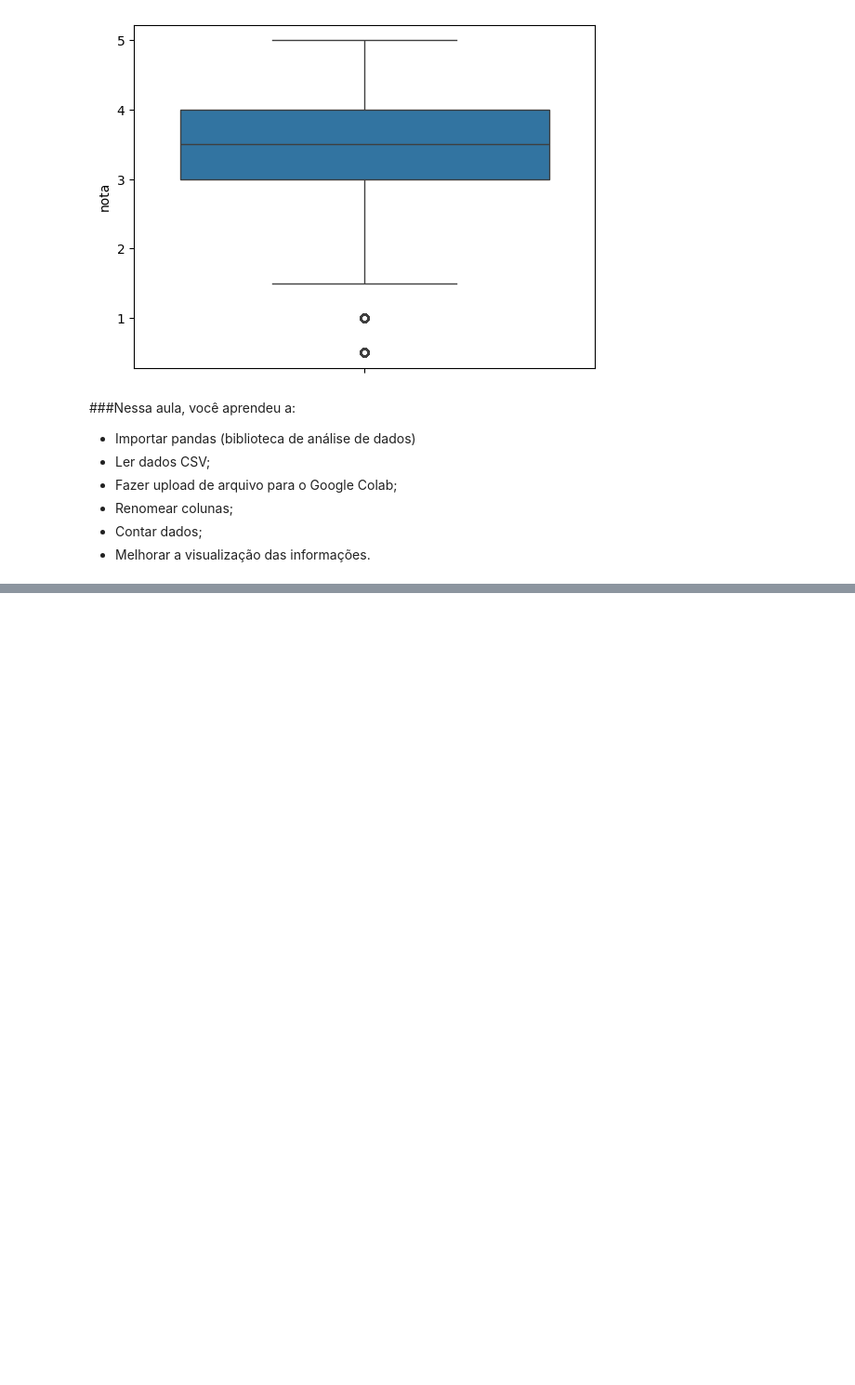
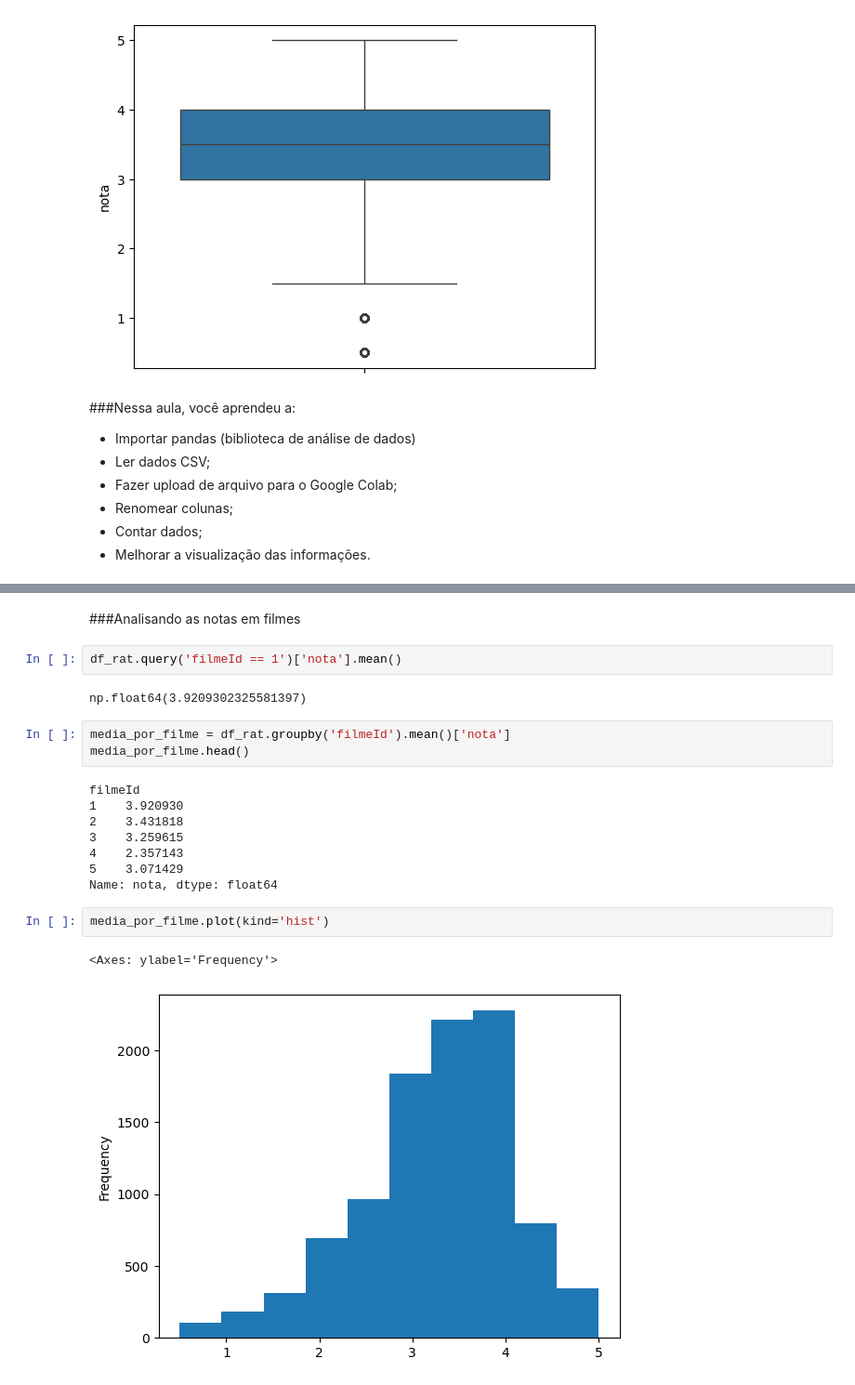
Before and after one commit to leandroclv/Python_data_science_alura, a Jupyter notebook: analise-visualizacao_dados/dados_visualizacoes.ipynb, the cells around one changed output, grey strips where cells are left out. Shown at 93% size. Drawn from its saved outputs; the diff is of its cells as text; blank space fills up the shorter version.

```diff
--- a/analise-visualizacao_dados/dados_visualizacoes.ipynb
+++ b/analise-visualizacao_dados/dados_visualizacoes.ipynb
@@ -124,0 +168,22 @@ sns.boxplot(df_rat['nota'])
+# %% [markdown]
+###Analisando as notas em filmes
+# %%
+df_rat.query('filmeId == 1')['nota'].mean()
+# %% [output]
+np.float64(3.9209302325581397)
+# %%
+media_por_filme = df_rat.groupby('filmeId').mean()['nota']
+media_por_filme.head()
+# %% [output]
+filmeId
+1    3.920930
+2    3.431818
+3    3.259615
+4    2.357143
+5    3.071429
+Name: nota, dtype: float64
+# %%
+media_por_filme.plot(kind='hist')
+# %% [output]
+<Axes: ylabel='Frequency'>
+[figure, added]
```
Also changed, not shown: parts of 10 cells of this notebook.
